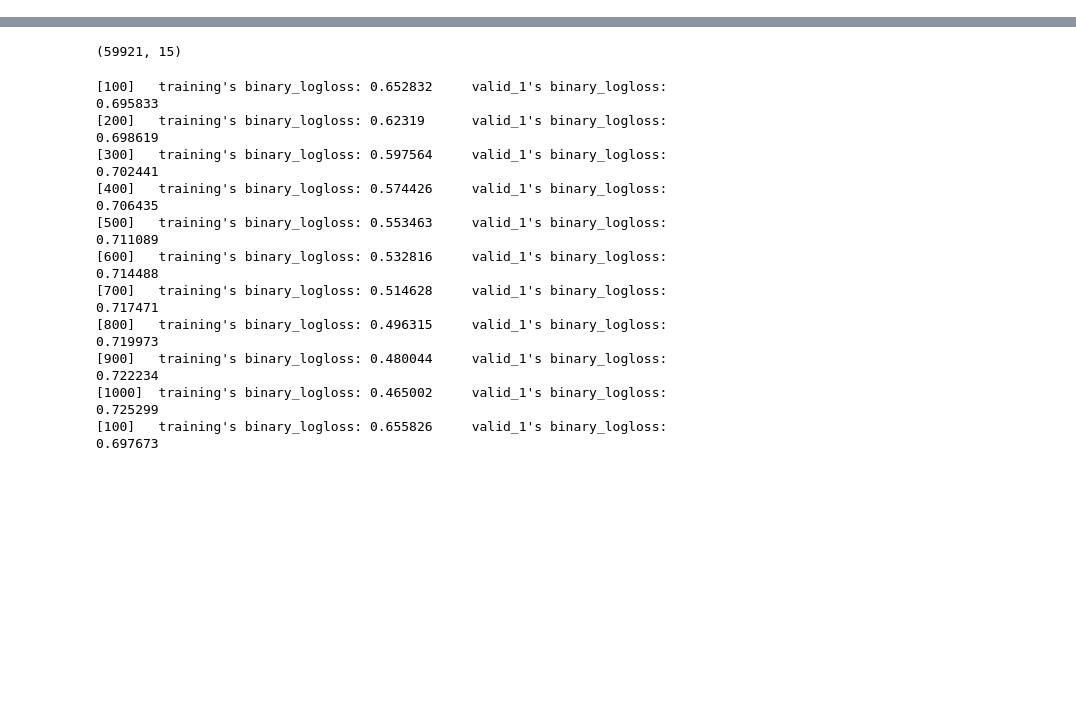
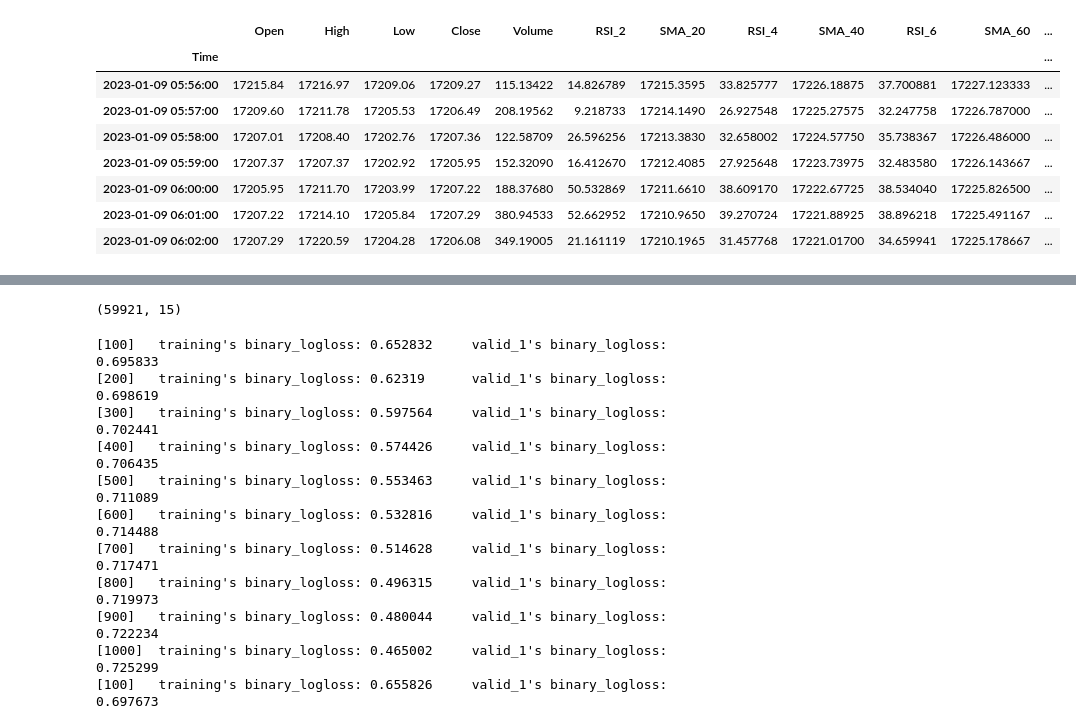
Before and after one commit to Arsenchius/algotrading, a Jupyter notebook: model_training/sample.ipynb, the cells around one changed output, grey strips where cells are left out. Saved outputs shown, nothing was run; the diff lists cells and outputs as text; code cells hidden in the pictures; blank space fills up the shorter version.

```diff
--- a/model_training/sample.ipynb
+++ b/model_training/sample.ipynb
@@ -55,3 +60,17 @@ df.set_index("Time", inplace=True)
+# %%
+for i in range(5):
+    df[f'close_{i+1}'] = df['Close'].shift(i+1)
+df.head(7)
+# %% [output]
+|  | Open | High | Low | Close | Volume | RSI_2 | SMA_20 | RSI_4 | SMA_40 | RSI_6 | SMA_60 | ... |
+| Time |  |  |  |  |  |  |  |  |  |  |  | ... |
+| 2023-01-09 05:56:00 | 17215.84 | 17216.97 | 17209.06 | 17209.27 | 115.13422 | 14.826789 | 17215.3595 | 33.825777 | 17226.18875 | 37.700881 | 17227.123333 | ... |
+| 2023-01-09 05:57:00 | 17209.60 | 17211.78 | 17205.53 | 17206.49 | 208.19562 | 9.218733 | 17214.1490 | 26.927548 | 17225.27575 | 32.247758 | 17226.787000 | ... |
+| 2023-01-09 05:58:00 | 17207.01 | 17208.40 | 17202.76 | 17207.36 | 122.58709 | 26.596256 | 17213.3830 | 32.658002 | 17224.57750 | 35.738367 | 17226.486000 | ... |
+| 2023-01-09 05:59:00 | 17207.37 | 17207.37 | 17202.92 | 17205.95 | 152.32090 | 16.412670 | 17212.4085 | 27.925648 | 17223.73975 | 32.483580 | 17226.143667 | ... |
+| 2023-01-09 06:00:00 | 17205.95 | 17211.70 | 17203.99 | 17207.22 | 188.37680 | 50.532869 | 17211.6610 | 38.609170 | 17222.67725 | 38.534040 | 17225.826500 | ... |
+| 2023-01-09 06:01:00 | 17207.22 | 17214.10 | 17205.84 | 17207.29 | 380.94533 | 52.662952 | 17210.9650 | 39.270724 | 17221.88925 | 38.896218 | 17225.491167 | ... |
+| 2023-01-09 06:02:00 | 17207.29 | 17220.59 | 17204.28 | 17206.08 | 349.19005 | 21.161119 | 17210.1965 | 31.457768 | 17221.01700 | 34.659941 | 17225.178667 | ... |
 # %%
 from dataset import *
 
```
Also changed, not shown: parts of 4 cells of this notebook, 2 other files.
